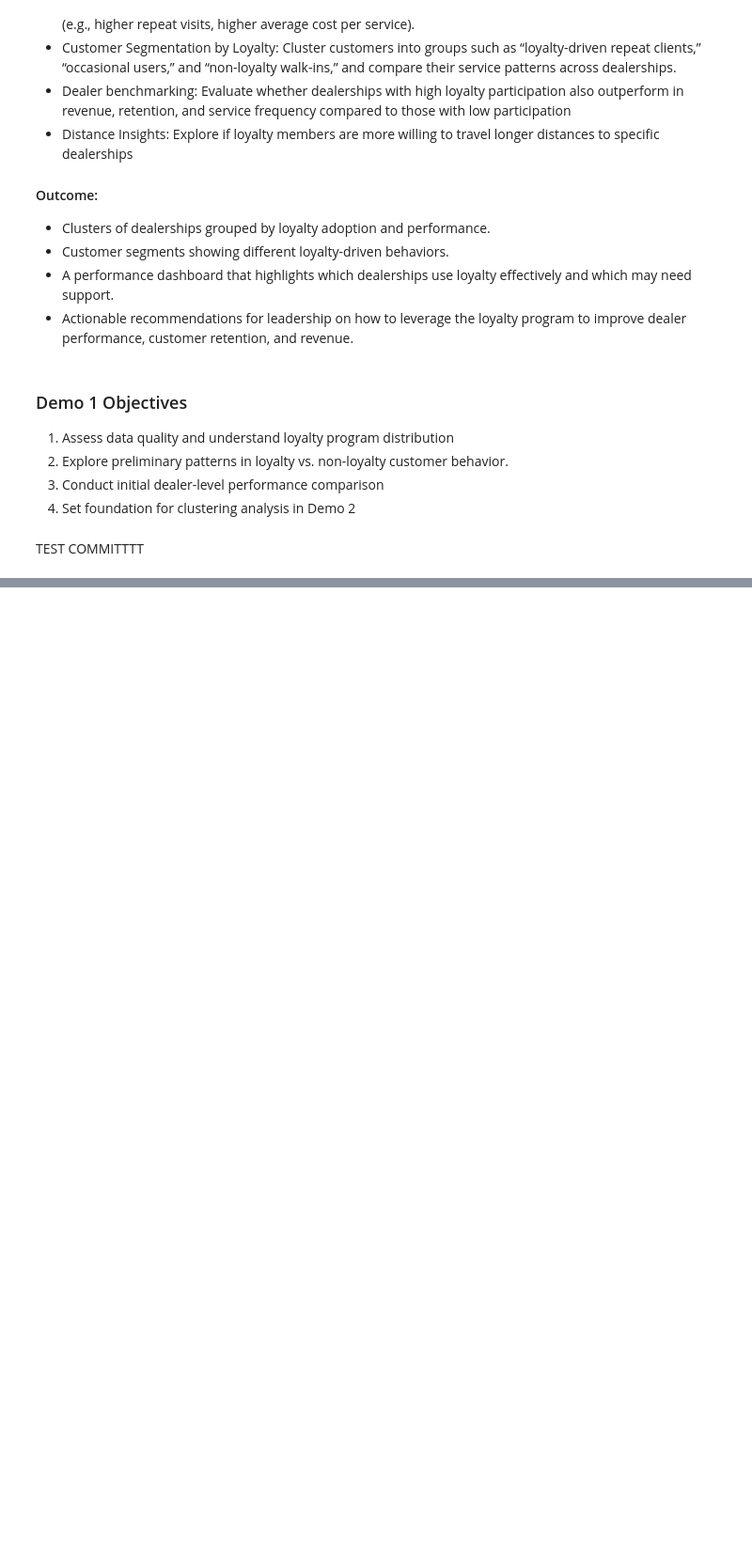
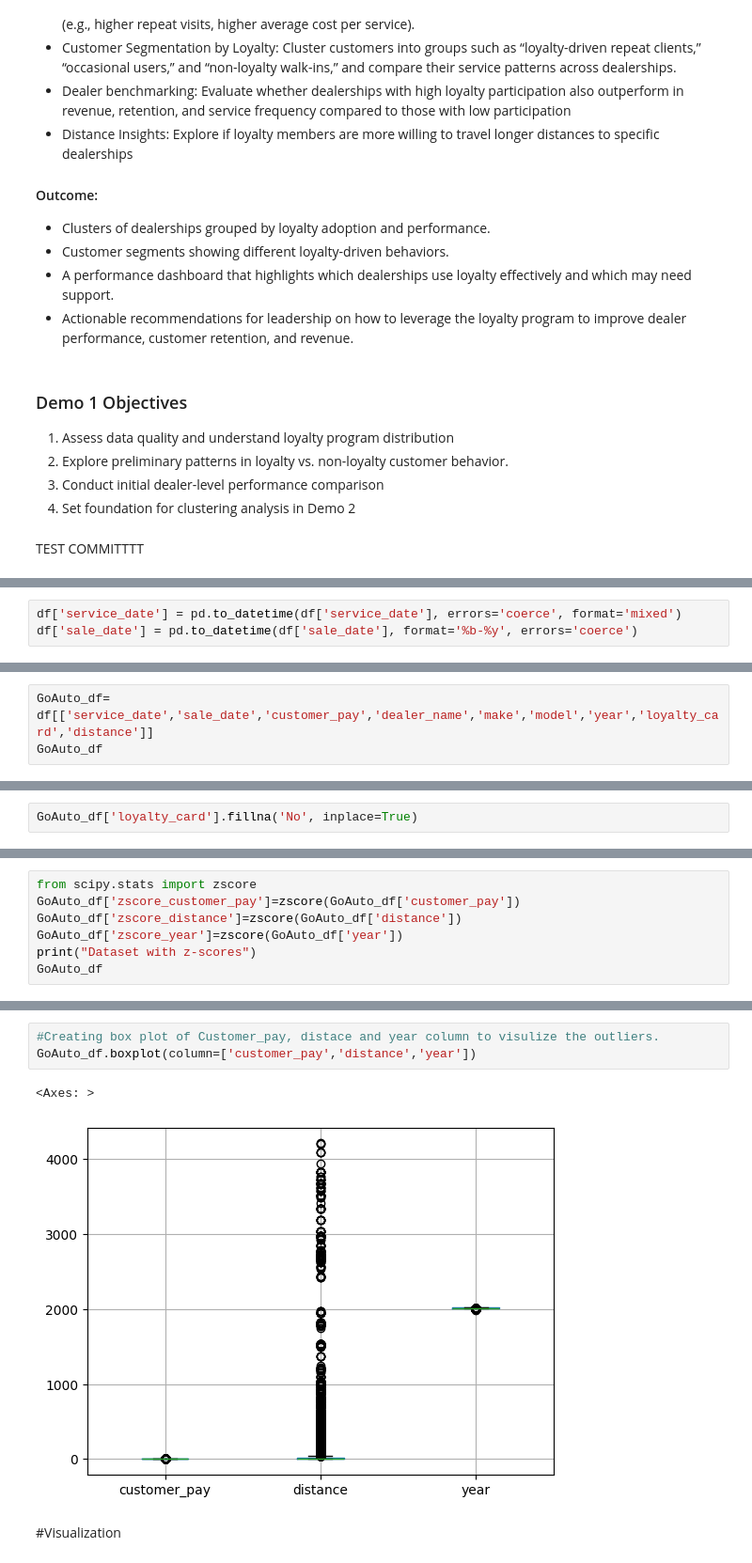
Before and after one commit to rbrabusa/cmpt3830_alpaca, a Jupyter notebook: cmpt3830_phase_1_go_auto.ipynb, the cells around one changed output, grey strips where cells are left out. Shown at 94% size. Drawn from its saved outputs; the diff is of its cells as text; blank space fills up the shorter version.

```diff
--- a/cmpt3830_phase_1_go_auto.ipynb
+++ b/cmpt3830_phase_1_go_auto.ipynb
@@ -38,0 +180,3 @@ TEST COMMITTTT
+# %%
+df['service_date'] = pd.to_datetime(df['service_date'], errors='coerce', format='mixed')
+df['sale_date'] = pd.to_datetime(df['sale_date'], format='%b-%y', errors='coerce')
@@ -38,0 +206,3 @@ TEST COMMITTTT
+# %%
+GoAuto_df= df[['service_date','sale_date','customer_pay','dealer_name','make','model','year','loyalty_card','distance']]
+GoAuto_df
@@ -38,0 +255,2 @@ TEST COMMITTTT
+# %%
+GoAuto_df['loyalty_card'].fillna('No', inplace=True)
@@ -38,0 +302,7 @@ TEST COMMITTTT
+# %%
+from scipy.stats import zscore
+GoAuto_df['zscore_customer_pay']=zscore(GoAuto_df['customer_pay'])
+GoAuto_df['zscore_distance']=zscore(GoAuto_df['distance'])
+GoAuto_df['zscore_year']=zscore(GoAuto_df['year'])
+print("Dataset with z-scores")
+GoAuto_df
@@ -38,0 +339,8 @@ TEST COMMITTTT
+# %%
+#Creating box plot of Customer_pay, distace and year column to visulize the outliers.
+GoAuto_df.boxplot(column=['customer_pay','distance','year'])
+# %% [output]
+<Axes: >
+[figure, added]
+# %% [markdown]
+#Visualization
```
Also changed, not shown: parts of 27 cells of this notebook.
